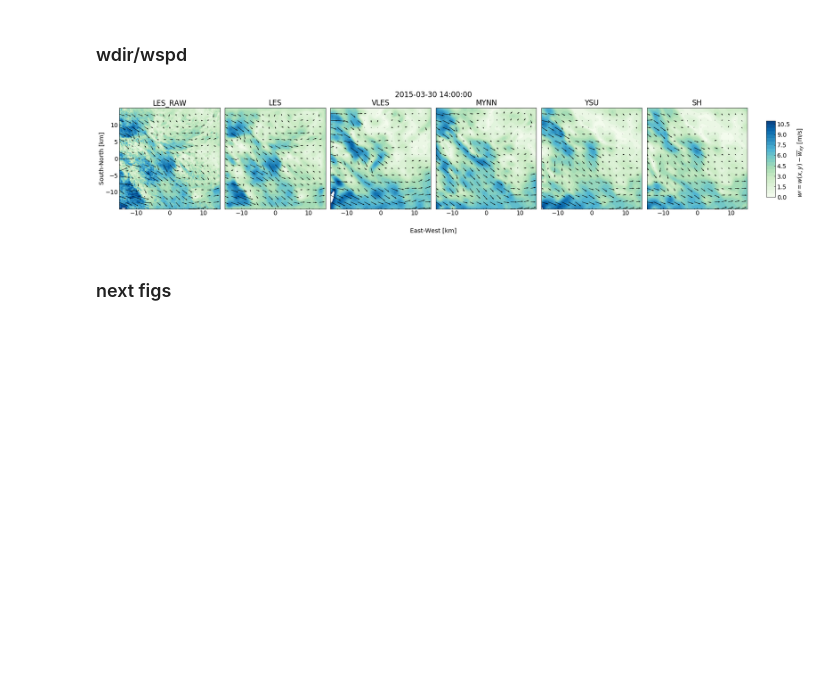
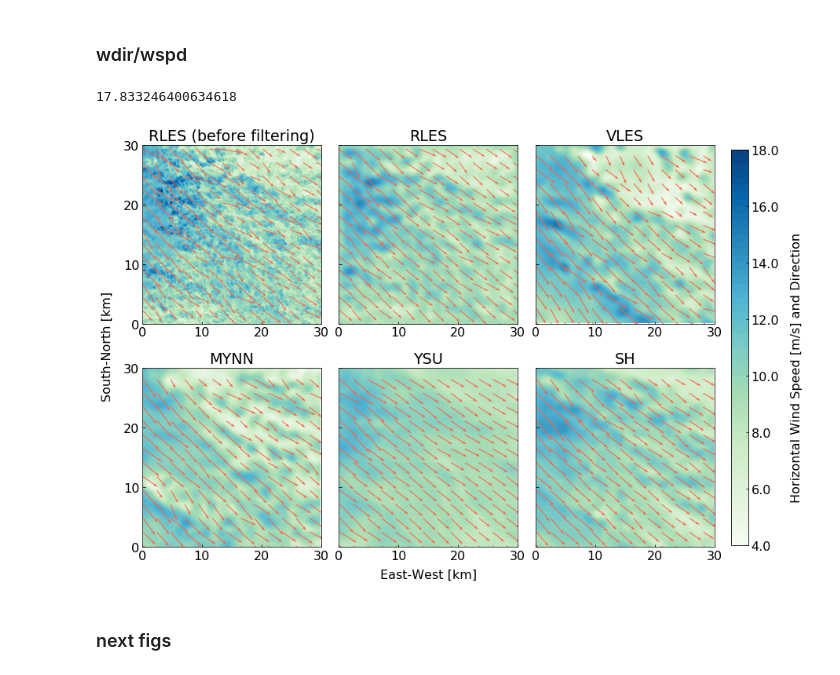
Before and after one commit to dorn1984/xpia, a Jupyter notebook: make_animation_of_flow_fields.ipynb, the cells around one changed output. Cells and saved outputs as stored; diff of their text form; code cells hidden in the pictures; blank space fills up the shorter version.

```diff
--- a/make_animation_of_flow_fields.ipynb
+++ b/make_animation_of_flow_fields.ipynb
@@ -160,3 +164,6 @@ for key in u.keys():
     coords[key] = np.arange(delta/2.,30000,delta)
 # %% [markdown]
 # w
+# %%
+fs=16
+plt.rc("font",size=fs)
@@ -204,5 +231,5 @@ for key in u.keys():
 # %% [markdown]
 ### wdir/wspd
 # %%
-nskip_les = 75
-nskip_gz  = 6
+nskip_les = 90
+nskip_gz  = 7
@@ -210,0 +236,7 @@ umax = 11
+# %%
+np.max(np.sqrt(u["LES_raw"][i,...]**2 + v["LES_raw"][i,...]**2))
+# %% [output]
+17.833246400634618
+# %%
+umin = 4#0
+umax = 18#6.5
@@ -211,49 +245,63 @@ umax = 11
 # %%
 i = 0
 
-fig = plt.figure(figsize=(6*5,5))
+fig = plt.figure(figsize=(3*5,2*5))
 
 axbig = fig.add_subplot(111)
 axbig.spines['top'].set_color('none')
 axbig.spines['bottom'].set_color('none')
 axbig.spines['left'].set_color('none')
 axbig.spines['right'].set_color('none')
 axbig.tick_params(labelcolor='none', top=False, bottom=False, left=False, right=False)#     axbig.set_xlabel("$y_{rotor} - \Delta y_{wake}$",labelpad=-5)
 axbig.set_ylabel("South-North [km]")
-axbig.set_xlabel("East-West [km]")
-axbig.set_title(datetimes[i])
+axbig.set_xlabel("East-West [km]", labelpad=-10)
+# axbig.set_title(datetimes[i])
 
 axs = {}
 p   = {}
 uv  = {}
 
 for iax,sim in enumerate(keys_in_order):
 
     nskip = nskip_les if ((sim=="LES") or (sim=="LES_raw")) else nskip_gz
 
-    axs[iax] = fig.add_subplot(1,6,iax+1,aspect="equal")
+    axs[iax] = fig.add_subplot(2,3,iax+1,aspect="equal")
 
     ws = np.sqrt(u[sim][i,...]**2 + v[sim][i,...]**2)
 
-    x = (coords[sim]/1000)-np.mean(coords[sim]/1000)
-    p[sim]  = axs[iax].contourf(x, x, ws, levels=np.arange(0.0,umax+0.1,0.5), cmap='GnBu')
-    uv[sim] = axs[iax].quiver(  x[::nskip], x[::nskip], u[sim][i,...][::nskip,::nskip], v[sim][i,...][::nskip,::nskip], color='k',units='xy', lw=2, scale_units='inches',scale=30)
-    axs[iax].set_title(sim.upper())
+    x = (coords[sim]/1000)
+    p[sim]  = axs[iax].contourf(x, x, ws, levels=np.arange(umin,umax+0.1,0.25), cmap='GnBu')
+    uv[sim] = axs[iax].quiver(  x[::nskip], x[::nskip], u[sim][i,...][::nskip,::nskip], v[sim][i,...][::nskip,::nskip], color='tomato',units='xy', lw=3, scale_units='inches',scale=30)
+
+    if sim.lower()=="les":
+        simlab = "RLES"
+    elif sim.lower()=="les_raw":
+        simlab = "RLES (before filtering)"
+    else:
+        simlab = sim.upper()
+
+    axs[iax].set_title(simlab)
     #plt.colorbar(p)
 
-    if iax>0:
+    axs[iax].set_xticks([0,10,20,30])
+    axs[iax].set_yticks([0,10,20,30])
+
+    if iax in [1,2,4,5]:
         plt.setp(axs[iax].get_yticklabels(), visible=False)
 
     axs[iax].xaxis.set_tick_params(direction='in')
     axs[iax].yaxis.set_tick_params(direction='in')
 
-fig.subplots_adjust(right=0.8, wspace=0.05)
-cbar_ax = fig.add_axes([0.82, 0.255, 0.01, 0.49])
-clb = fig.colorbar(p[sim], cax=cbar_ax, format=FormatStrFormatter('%3.1f'))
-clb.set_label('$w\prime=w(x,y)-\overline{{w}}_{{xy}}$ [m/s]', labelpad=15, y=0.45)
+    #qk = axs[iax].quiverkey(uv[sim], 0.9, 0.9, 1, r'$1 \frac{m}{s}$', labelpos='E', coordinates='figure')
+
+fig.subplots_adjust(right=0.8, wspace=0.1, hspace=0.1)
+cbar_ax = fig.add_axes([0.82, 0.15, 0.02, 0.7])
+clb = fig.colorbar(p[sim], cax=cbar_ax, format=FormatStrFormatter('%3.1f'), ticks=np.arange(umin,umax+0.01,2))
+clb.set_label('Horizontal Wind Speed [m/s] and Direction', labelpad=15, y=0.45)
 clb.ax.tick_params(direction='in')
+fig.savefig("../figs/{0}_{1:%Y-%m-%d_%H-%M}_all_sims.png".format("quiver",datetimes[i]), dpi=350, bbox_inches="tight")
 # %% [output]
-[figure, old version]
+[figure, new version]
 # %% [markdown]
 ### next figs
 # %% [markdown]
```
Also changed, not shown: parts of 6 cells of this notebook, 3 other files.
